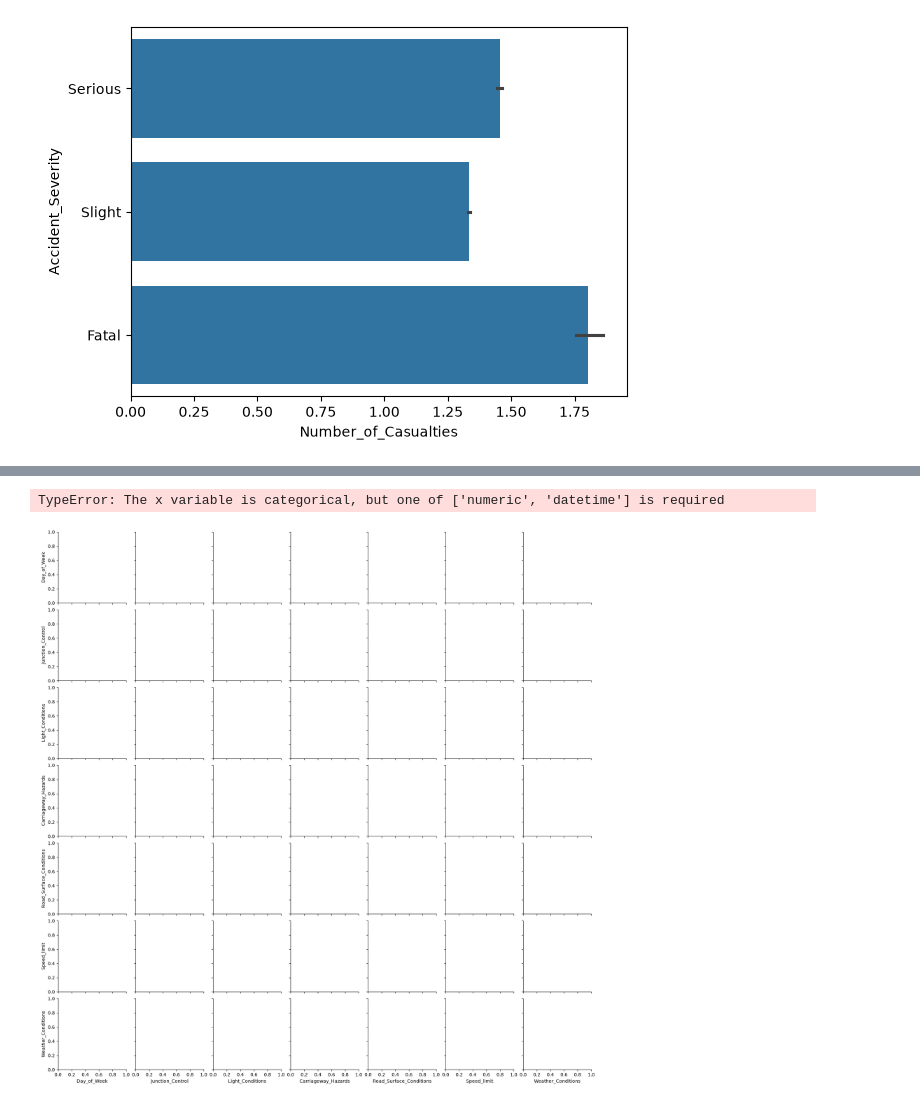
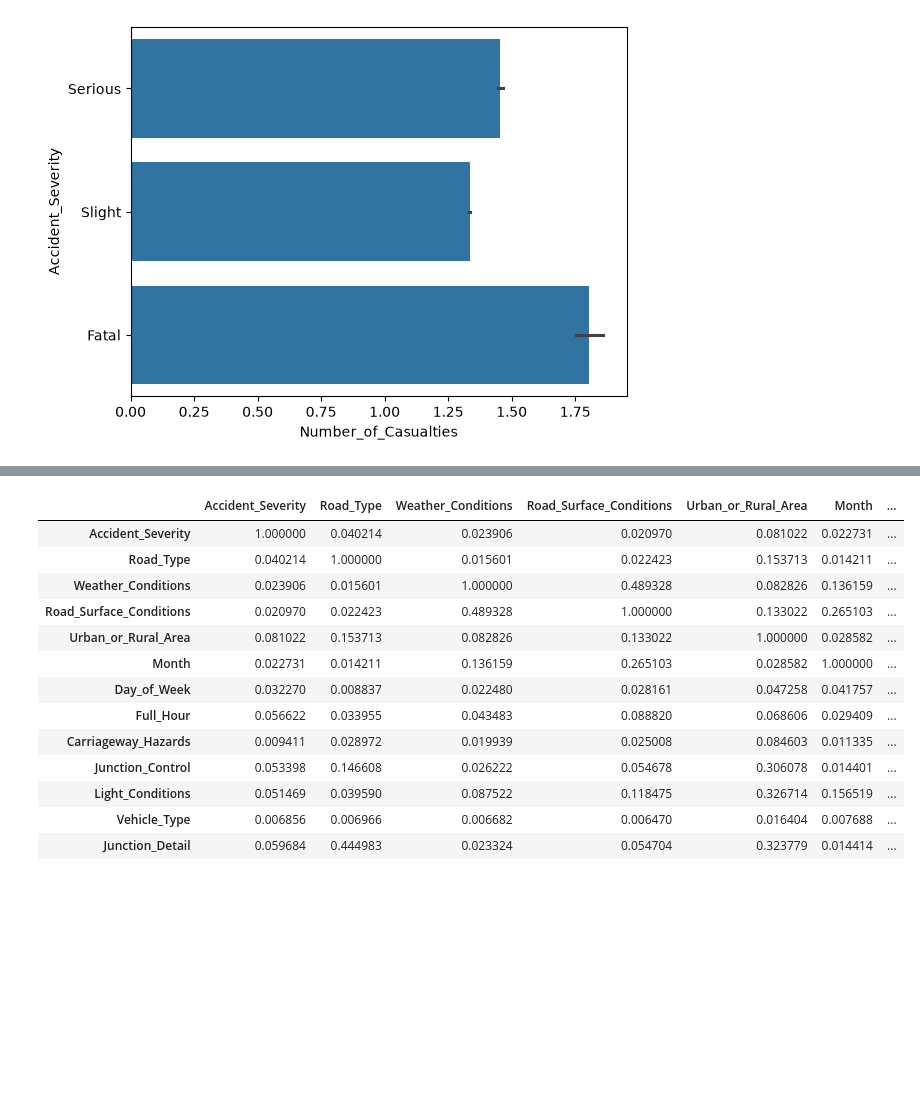
Before and after one commit to bentleman-byte/Credit-Card-Fraud-DSKI, a Jupyter notebook: Road_Accident.ipynb, the cells around one changed output, grey strips where cells are left out. Saved outputs shown, nothing was run; the diff lists cells and outputs as text; code cells hidden in the pictures; blank space fills up the shorter version.

```diff
--- a/Road_Accident.ipynb
+++ b/Road_Accident.ipynb
@@ -332,14 +334,3 @@ sns.barplot(x = "Number_of_Casualties", y = "Accident_Severity", data= df, orien
 # %% [output]
 <Axes: xlabel='Number_of_Casualties', ylabel='Accident_Severity'>
 [figure]
-# %%
-# 2. Sinnvolle numerische Spalten auswählen
-cols = ["Number_of_Casualties", "Number_of_Vehicles", "Speed_limit"]
-
-g = sns.pairplot(
-    df,
-    vars=cols,
-    hue="Accident_Severity",
-    plot_kws={"alpha": 0.5},  # Transparenz gegen Überlagerung
-)
-plt.show()
@@ -349,14 +337,31 @@ KeyError: 'Speed_limit'
-# %%
-
-cols = ["Day_of_Week", "Junction_Control", "Light_Conditions", "Carriageway_Hazards", "Road_Surface_Conditions", "Speed_limit", "Weather_Conditions"]
-
-g = sns.pairplot(
-    df,
-    vars=cols,
-    hue="Accident_Severity",
-    plot_kws={"alpha": 0.5},  # Transparenz gegen Überlagerung
-)
-plt.show()
-# %% [output]
-TypeError: The x variable is categorical, but one of ['numeric', 'datetime'] is required
-[figure, removed]
+# %%
+#Grade was testen
+from scipy.stats.contingency import association
+
+def cramers_v_matrix(df, cols):
+    matrix = pd.DataFrame(np.ones((len(cols), len(cols))), index=cols, columns=cols)
+    for col1 in cols:
+        for col2 in cols:
+            if col1 != col2:
+                ct = pd.crosstab(df[col1], df[col2])
+                matrix.loc[col1, col2] = association(ct, method="cramer")
+    return matrix
+
+nom_cols = ['Accident_Severity', 'Road_Type', 'Weather_Conditions', 'Road_Surface_Conditions', 'Urban_or_Rural_Area', 'Month', 'Day_of_Week', 'Full_Hour', 'Carriageway_Hazards', 'Junction_Control', 'Light_Conditions', 'Vehicle_Type', 'Junction_Detail']
+cramer_df = cramers_v_matrix(df, nom_cols)
+cramer_df
+# %% [output]
+|  | Accident_Severity | Road_Type | Weather_Conditions | Road_Surface_Conditions | Urban_or_Rural_Area | Month | ... |
+| Accident_Severity | 1.000000 | 0.040214 | 0.023906 | 0.020970 | 0.081022 | 0.022731 | ... |
+| Road_Type | 0.040214 | 1.000000 | 0.015601 | 0.022423 | 0.153713 | 0.014211 | ... |
+| Weather_Conditions | 0.023906 | 0.015601 | 1.000000 | 0.489328 | 0.082826 | 0.136159 | ... |
+| Road_Surface_Conditions | 0.020970 | 0.022423 | 0.489328 | 1.000000 | 0.133022 | 0.265103 | ... |
+| Urban_or_Rural_Area | 0.081022 | 0.153713 | 0.082826 | 0.133022 | 1.000000 | 0.028582 | ... |
+| Month | 0.022731 | 0.014211 | 0.136159 | 0.265103 | 0.028582 | 1.000000 | ... |
+| Day_of_Week | 0.032270 | 0.008837 | 0.022480 | 0.028161 | 0.047258 | 0.041757 | ... |
+| Full_Hour | 0.056622 | 0.033955 | 0.043483 | 0.088820 | 0.068606 | 0.029409 | ... |
+| Carriageway_Hazards | 0.009411 | 0.028972 | 0.019939 | 0.025008 | 0.084603 | 0.011335 | ... |
+| Junction_Control | 0.053398 | 0.146608 | 0.026222 | 0.054678 | 0.306078 | 0.014401 | ... |
+| Light_Conditions | 0.051469 | 0.039590 | 0.087522 | 0.118475 | 0.326714 | 0.156519 | ... |
+| Vehicle_Type | 0.006856 | 0.006966 | 0.006682 | 0.006470 | 0.016404 | 0.007688 | ... |
+| Junction_Detail | 0.059684 | 0.444983 | 0.023324 | 0.054704 | 0.323779 | 0.014414 | ... |
```
Also changed, not shown: parts of 9 cells of this notebook, 1 other file.
